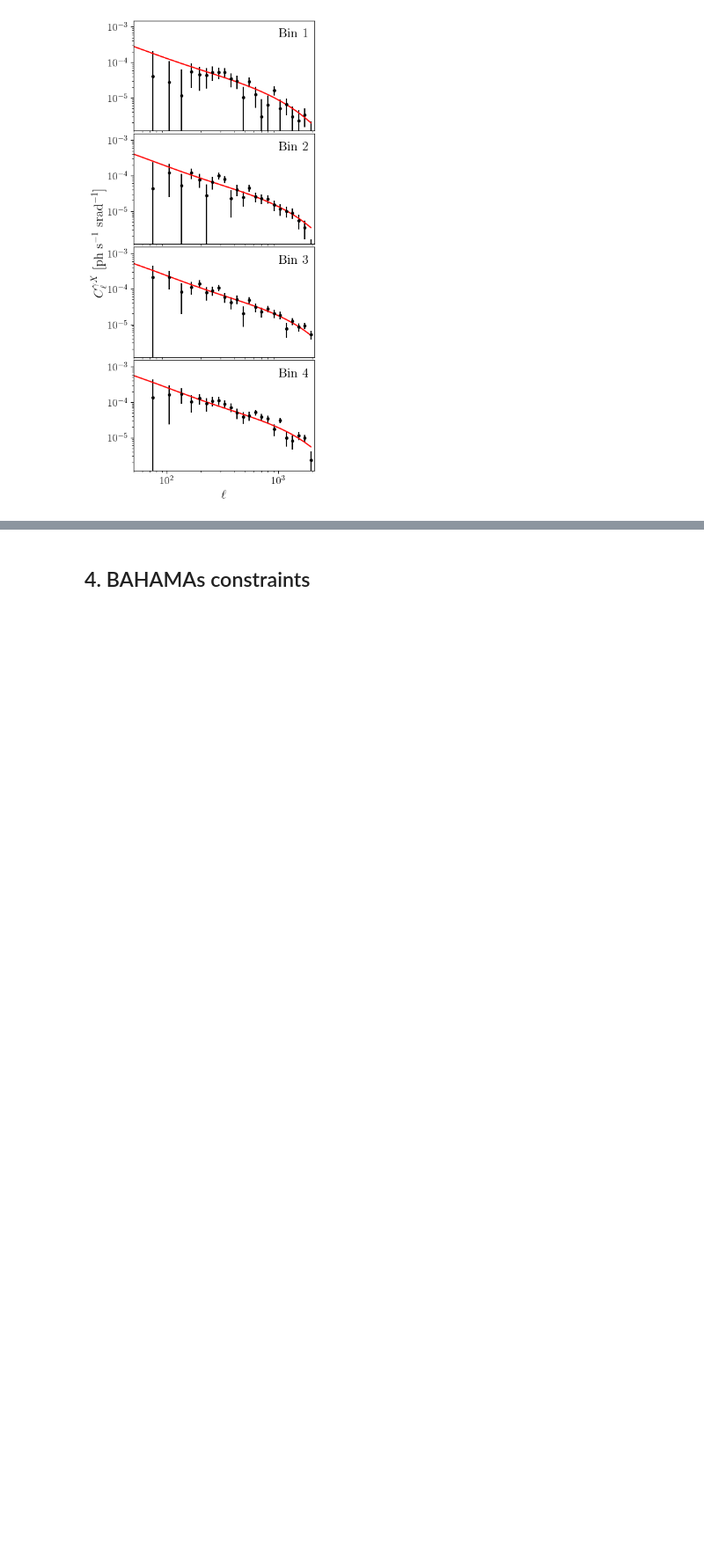
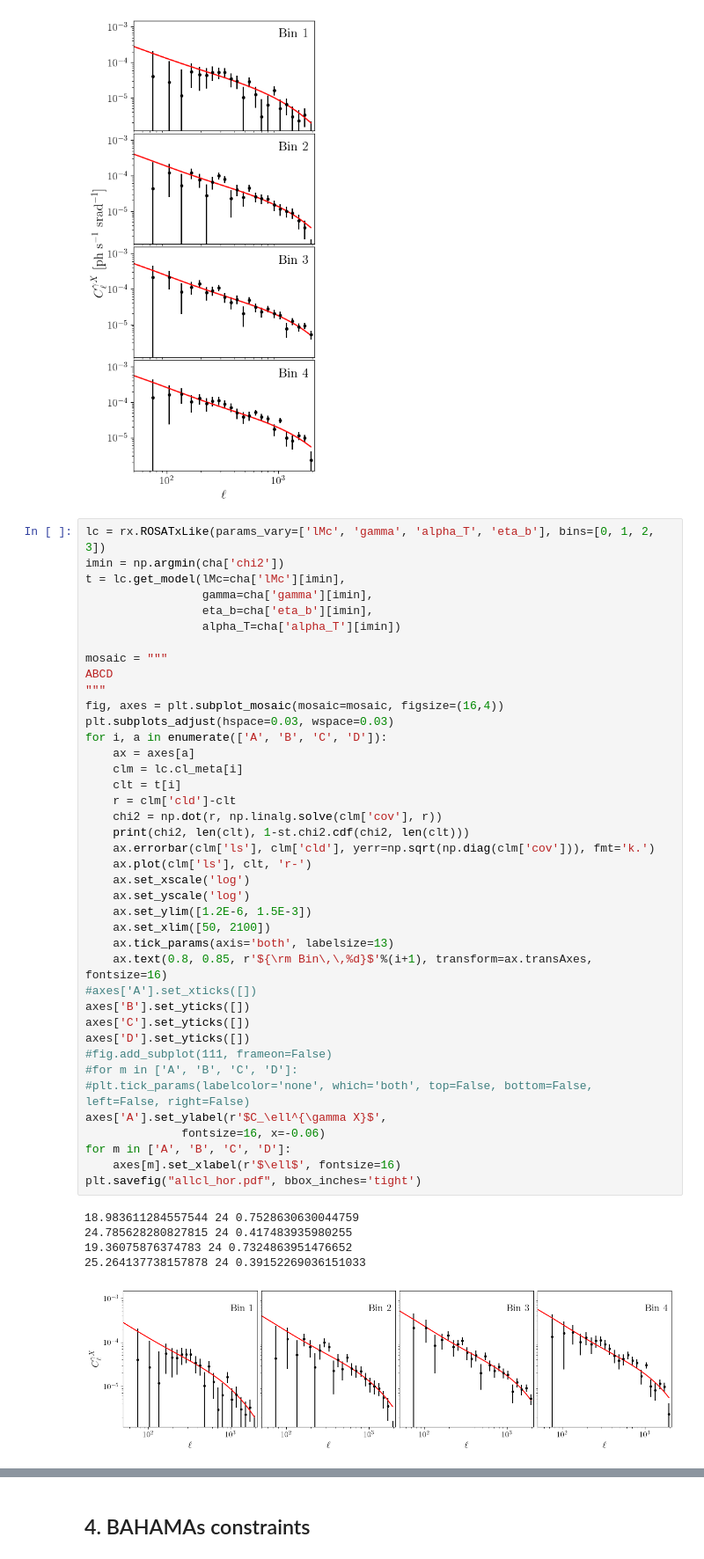
Before and after one commit to Cosmotheka/Cosmotheka_likelihoods, a Jupyter notebook: papers/ROSATx/LikelihoodExample.ipynb, the cells around one changed output, grey strips where cells are left out. Shown at 88% size. Saved outputs shown, nothing was run; the diff lists cells and outputs as text; blank space fills up the shorter version.

```diff
--- a/papers/ROSATx/LikelihoodExample.ipynb
+++ b/papers/ROSATx/LikelihoodExample.ipynb
@@ -132,6 +132,52 @@ plt.savefig("allcl.pdf", bbox_inches='tight')
 19.36075876374783 24 0.7324863951476652
 25.264137738157878 24 0.39152269036151033
 [figure]
+# %%
+lc = rx.ROSATxLike(params_vary=['lMc', 'gamma', 'alpha_T', 'eta_b'], bins=[0, 1, 2, 3])
+imin = np.argmin(cha['chi2'])
+t = lc.get_model(lMc=cha['lMc'][imin],
+                 gamma=cha['gamma'][imin],
+                 eta_b=cha['eta_b'][imin],
+                 alpha_T=cha['alpha_T'][imin])
+
+mosaic = """
+ABCD
+"""
+fig, axes = plt.subplot_mosaic(mosaic=mosaic, figsize=(16,4))
+plt.subplots_adjust(hspace=0.03, wspace=0.03)
+for i, a in enumerate(['A', 'B', 'C', 'D']):
+    ax = axes[a]
+    clm = lc.cl_meta[i]
+    clt = t[i]
+    r = clm['cld']-clt
+    chi2 = np.dot(r, np.linalg.solve(clm['cov'], r))
+    print(chi2, len(clt), 1-st.chi2.cdf(chi2, len(clt)))
+    ax.errorbar(clm['ls'], clm['cld'], yerr=np.sqrt(np.diag(clm['cov'])), fmt='k.')
+    ax.plot(clm['ls'], clt, 'r-')
+    ax.set_xscale('log')
+    ax.set_yscale('log')
+    ax.set_ylim([1.2E-6, 1.5E-3])
+    ax.set_xlim([50, 2100])
+    ax.tick_params(axis='both', labelsize=13)
+    ax.text(0.8, 0.85, r'${\rm Bin\,\,%d}$'%(i+1), transform=ax.transAxes, fontsize=16)
+#axes['A'].set_xticks([])
+axes['B'].set_yticks([])
+axes['C'].set_yticks([])
+axes['D'].set_yticks([])
+#fig.add_subplot(111, frameon=False)
+#for m in ['A', 'B', 'C', 'D']:
+#plt.tick_params(labelcolor='none', which='both', top=False, bottom=False, left=False, right=False)
+axes['A'].set_ylabel(r'$C_\ell^{\gamma X}$',
+              fontsize=16, x=-0.06)
+for m in ['A', 'B', 'C', 'D']:
+    axes[m].set_xlabel(r'$\ell$', fontsize=16)
+plt.savefig("allcl_hor.pdf", bbox_inches='tight')
+# %% [output]
+18.983611284557544 24 0.7528630630044759
+24.785628280827815 24 0.417483935980255
+19.36075876374783 24 0.7324863951476652
+25.264137738157878 24 0.39152269036151033
+[figure, added]
 # %%
 for ch, bins, data in zip([cha, ch0, ch1, ch2, ch3],
                           [[0, 1, 2, 3], [0], [1], [2], [3]],
```
Also changed, not shown: 5 other files.
